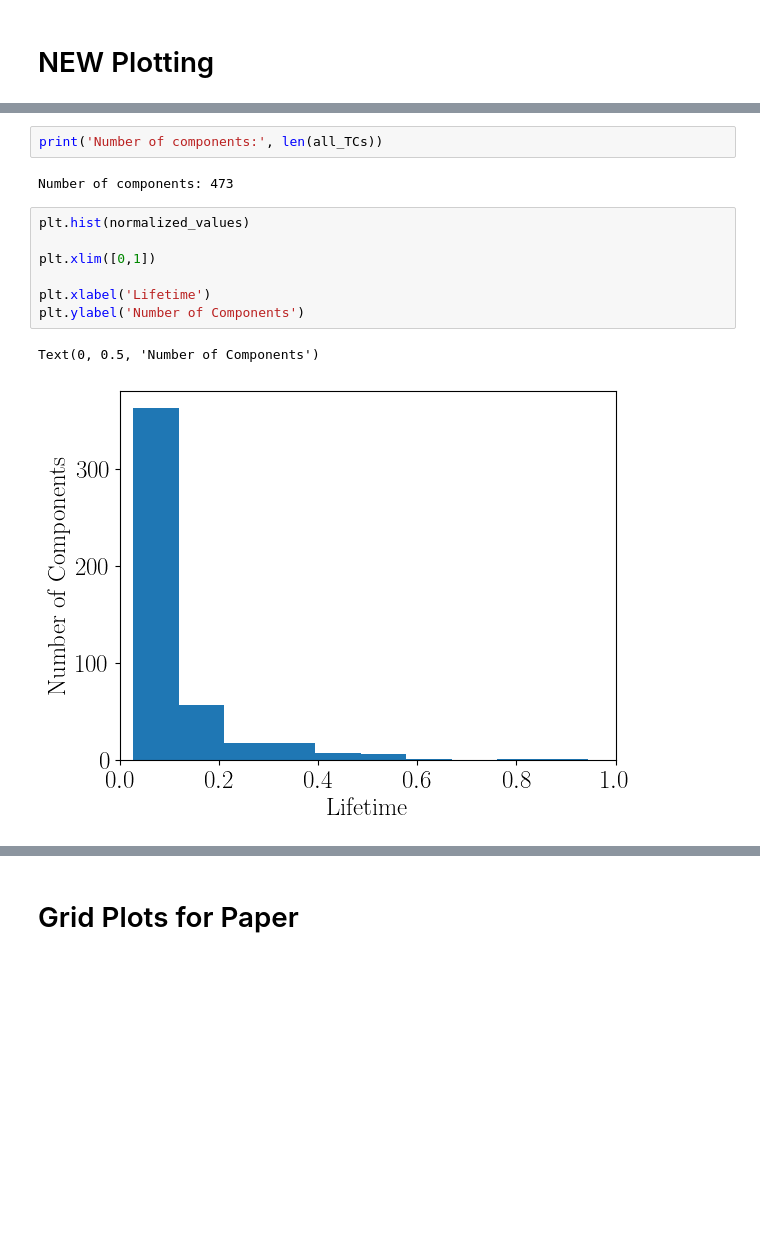
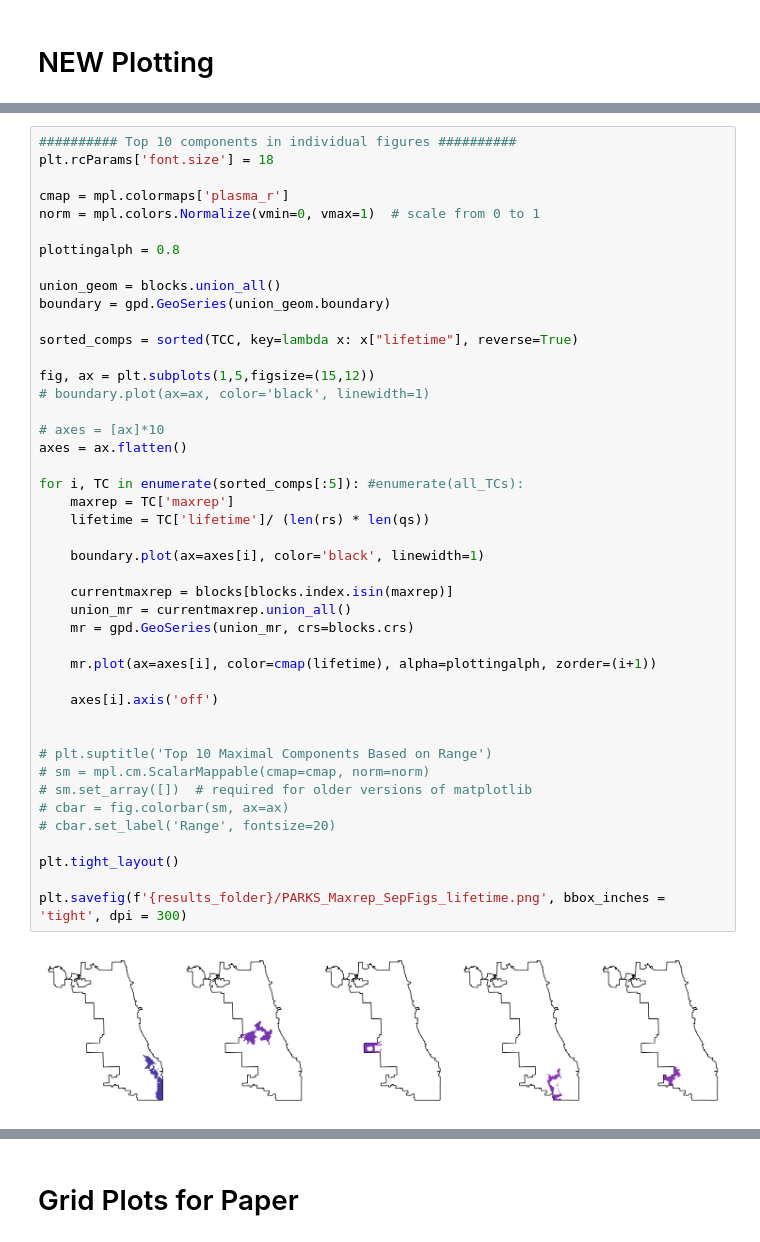
Before and after one commit to sarahtymochko/multiparam-resource-coverage, a Jupyter notebook: parks_plots.ipynb, the cells around one changed output, grey strips where cells are left out. Saved outputs shown, nothing was run; the diff lists cells and outputs as text; blank space fills up the shorter version.

```diff
--- a/parks_plots.ipynb
+++ b/parks_plots.ipynb
@@ -373,14 +238,46 @@ plt.savefig(f'{results_folder}/Maxrep_SepFigs_range{fileextra}_opt3.png', bbox_i
-# %%
-print('Number of components:', len(all_TCs))
-# %% [output]
-Number of components: 473
-# %%
-plt.hist(normalized_values)
-
-plt.xlim([0,1])
-
-plt.xlabel('Lifetime')
-plt.ylabel('Number of Components')
-# %% [output]
-Text(0, 0.5, 'Number of Components')
-[figure, removed]
+# %%
+########## Top 10 components in individual figures ##########
+plt.rcParams['font.size'] = 18
+
+cmap = mpl.colormaps['plasma_r']
+norm = mpl.colors.Normalize(vmin=0, vmax=1)  # scale from 0 to 1
+
+plottingalph = 0.8
+
+union_geom = blocks.union_all()
+boundary = gpd.GeoSeries(union_geom.boundary)
+
+sorted_comps = sorted(TCC, key=lambda x: x["lifetime"], reverse=True)
+
+fig, ax = plt.subplots(1,5,figsize=(15,12))
+# boundary.plot(ax=ax, color='black', linewidth=1)
+
+# axes = [ax]*10
+axes = ax.flatten()
+
+for i, TC in enumerate(sorted_comps[:5]): #enumerate(all_TCs):
+    maxrep = TC['maxrep']
+    lifetime = TC['lifetime']/ (len(rs) * len(qs))
+
+    boundary.plot(ax=axes[i], color='black', linewidth=1)
+
+    currentmaxrep = blocks[blocks.index.isin(maxrep)]
+    union_mr = currentmaxrep.union_all()
+    mr = gpd.GeoSeries(union_mr, crs=blocks.crs)
+
+    mr.plot(ax=axes[i], color=cmap(lifetime), alpha=plottingalph, zorder=(i+1))
+
+    axes[i].axis('off')
+
+
+# plt.suptitle('Top 10 Maximal Components Based on Range')
+# sm = mpl.cm.ScalarMappable(cmap=cmap, norm=norm)
+# sm.set_array([])  # required for older versions of matplotlib
+# cbar = fig.colorbar(sm, ax=ax)
+# cbar.set_label('Range', fontsize=20)
+
+plt.tight_layout()
+
+plt.savefig(f'{results_folder}/PARKS_Maxrep_SepFigs_lifetime.png', bbox_inches = 'tight', dpi = 300)
+# %% [output]
+[figure, added]
```
Also changed, not shown: parts of 26 cells of this notebook, 1 other file.
